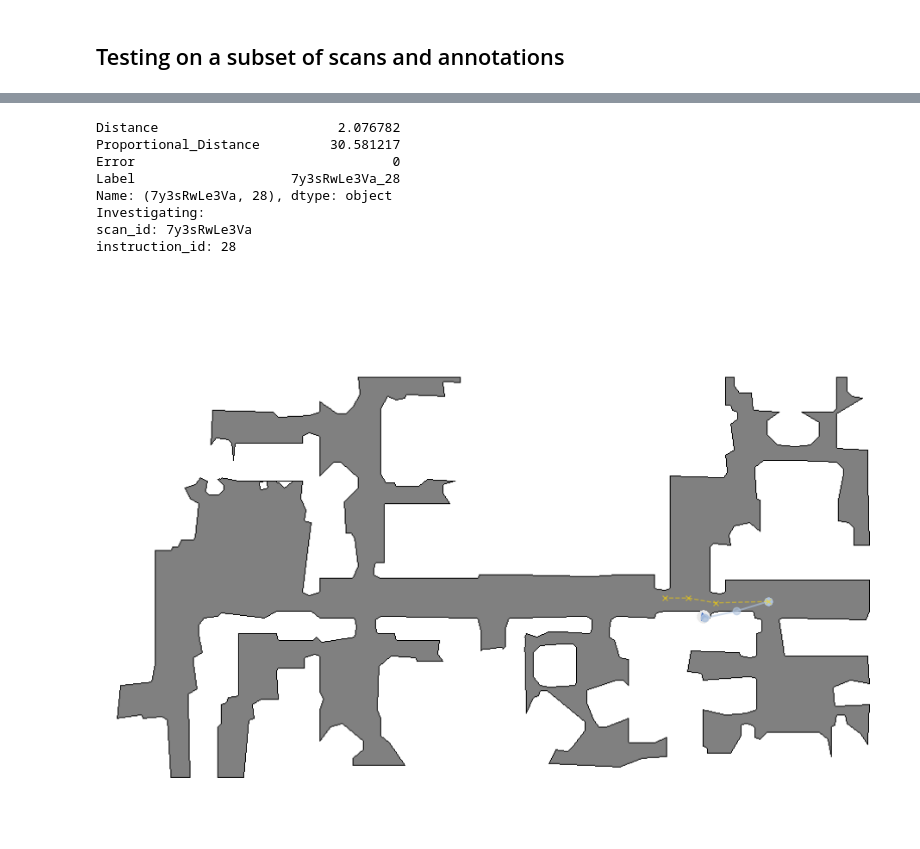
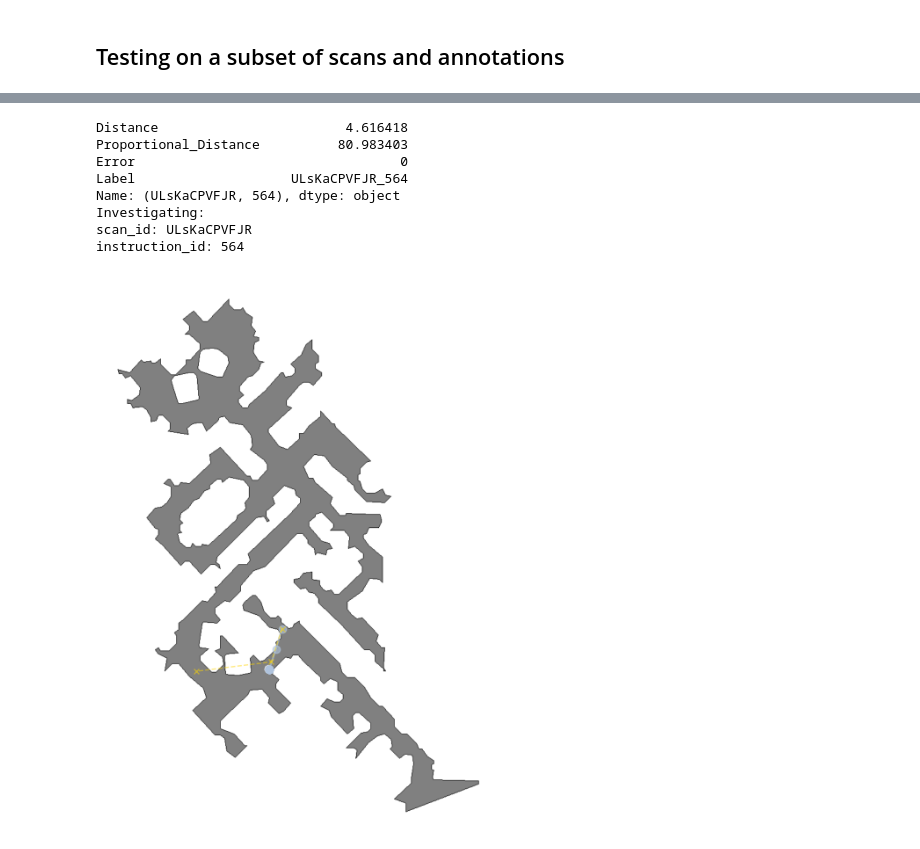
Before and after one commit to wsychiu/OCOM5300M_ResearchProject, a Jupyter notebook: data_exploration/exploring_scenes.ipynb, the cells around one changed output, grey strips where cells are left out. Drawn from its saved outputs; the diff is of its cells as text; code cells hidden in the pictures.

```diff
--- a/data_exploration/exploring_scenes.ipynb
+++ b/data_exploration/exploring_scenes.ipynb
@@ -554,14 +582,13 @@ def snap_to_point(agent_state, agent_position, agent_rotation):
 #  in the environment. Returns "null" if no path found
 def find_geodesic_distance(agent_positions, gold_end_pos):
     distances = []
-
+    paths = []
     path = habitat_sim.ShortestPath()
 
     if not(isinstance(agent_positions, list)):
         agent_positions = list(agent_positions)
 
     for position in agent_positions:
-
         # setting agent position to same height as used in dataset
         path.requested_start = np.array(
             [
@@ -572,9 +599,11 @@ def find_geodesic_distance(agent_positions, gold_end_pos):
         )
         path.requested_end = gold_end_pos
         found_path = sim.pathfinder.find_path(path)
+
+        paths.append(path.points)
         distances.append(path.geodesic_distance)
 
-    return distances
+    return distances, paths
 # %%
 # Calculates the distances to the goal for all trajectories in dictionary,
 #  as well as representing that distance as proportion of the starting distances
@@ -1029,7 +1058,7 @@ def navigate_environment(scan_id, pose_trace, nav_instructions, max_actions=10,
     pattern = r"\nSelected image direction:\s*([A-Za-z\s]+[A-Za-z])"
 
     # Snapping agent to starting position of instruction
-    agent_state = snap_to_point(agent_state, unique_position_list[0], unique_rotation_list[0])
+    agent_state = snap_to_point(agent_state, unique_position_list[0] + sensor_height_adjustment, unique_rotation_list[0])
     agent.set_state(agent_state)
 
     if show_observations == 1:
@@ -1160,7 +1189,7 @@ def navigate_environment(scan_id, pose_trace, nav_instructions, max_actions=10,
 
     # Calculating the distance to the goal after each action
     print(f'positions: {positions}')
-    distances = find_geodesic_distance(positions, unique_position_list[-1])
+    distances, _ = find_geodesic_distance(positions, unique_position_list[-1])
 
     # Mapping data - needs to be created here whilst sim is still active
     topdown_map = draw_map(agent, scan_id)
@@ -1256,8 +1285,8 @@ scan_id_list, rxr_annotations, n_records = get_rxr_annotations(annotations_path)
 # %%
 # Either running through a new set of trajectories
 #  or loading in results of previous attempts
-run_new_trajectories = True
-output_fname = '2024-11-29_3-scans_3-annotations_8-actions_initial-test_outputs.pkl'
+run_new_trajectories = False
+output_fname = '2024-12-20_50-scans_3-annotations_10-actions_initial-test_outputs.pkl'
 
 if not(run_new_trajectories):
     with open(output_dir_path + output_fname, 'rb') as file:
@@ -1288,9 +1313,9 @@ You are attempting to use Flash Attention 2.0 without specifying a torch dtype.
 ## Testing on a subset of scans and annotations
 # %%
 # If running new trajectories, run simulation
-max_scans = 10           # Maximum number of scenes
-max_annotations = 2     # Maximum number of annotations / trajectories per scan
-max_actions = 8         # Maximum number of actions per experience
+max_scans = 5           # Maximum number of scenes
+max_annotations = 3     # Maximum number of annotations / trajectories per scan
+max_actions = 10         # Maximum number of actions per experience
 verbose = 2
 
 custom_scan_id_list = scan_id_list
@@ -1509,34 +1388,34 @@ Saving to: /home/wes/Documents/outputs/2024-12-09_10-scans_2-annotations_8-actio
 # %%
 # Investigating a particularly interesting scan and annotation
-scan_id = '7y3sRwLe3Va'
-instruction_id = 28
+scan_id = 'ULsKaCPVFJR'
+instruction_id = 564
 try:
     print(df_results.loc[(scan_id, instruction_id)])
 except:
     scan_id = df_results.index[0][0]
     instruction_id = df_results.index[0][1]
     print(df_results.loc[(scan_id, instruction_id)])
 
 print(f'Investigating:')
 print(f'scan_id: {scan_id}')
 print(f'instruction_id: {instruction_id}')
 
 # Displaying the map and trajectory achieved (vs gold path)
 topdown_map = outputs[scan_id][instruction_id]['topdown_map']
 nav_points = outputs[scan_id][instruction_id]['map_nav_points']
 gold_path = outputs[scan_id][instruction_id]['map_gold_path']
 distances = outputs[scan_id][instruction_id]['distances']
 display_map(topdown_map, key_points=nav_points, gold_path=gold_path)
 # %% [output]
-Distance                       2.076782
-Proportional_Distance         30.581217
-Error                                 0
-Label                    7y3sRwLe3Va_28
-Name: (7y3sRwLe3Va, 28), dtype: object
+Distance                        4.616418
+Proportional_Distance          80.983403
+Error                                  0
+Label                    ULsKaCPVFJR_564
+Name: (ULsKaCPVFJR, 564), dtype: object
 Investigating:
-scan_id: 7y3sRwLe3Va
-instruction_id: 28
+scan_id: ULsKaCPVFJR
+instruction_id: 564
-[figure, old version]
+[figure, new version]
 # %%
 # Looking more closely into a single trajectory
 for annotation in rxr_annotations[scan_id]:
```
Also changed, not shown: parts of 17 cells of this notebook.
